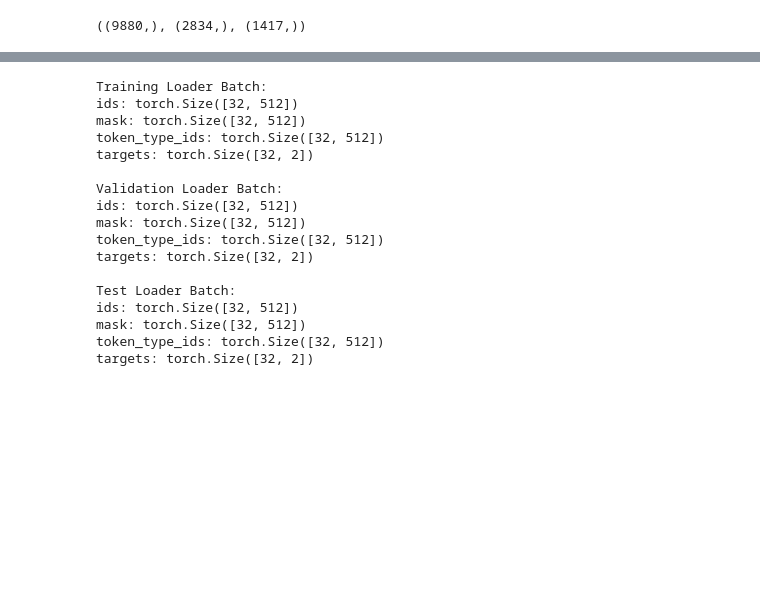
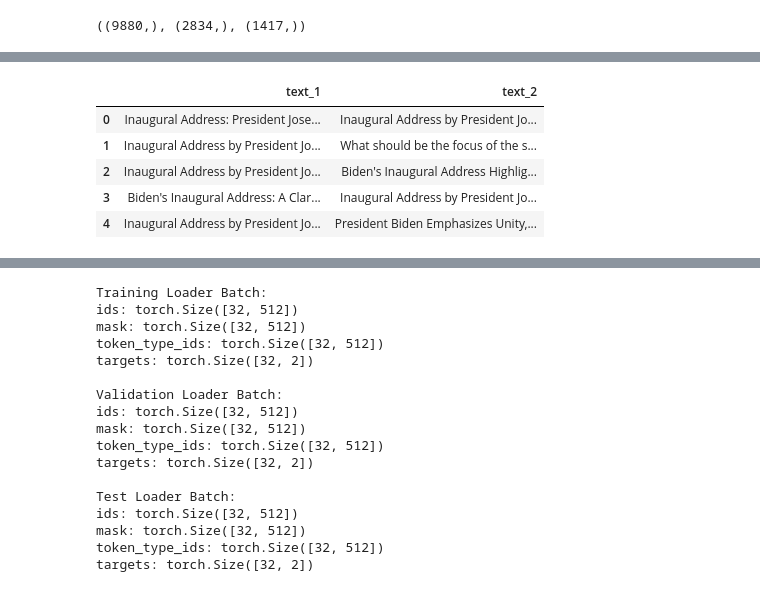
Before and after one commit to Cortijo02/NLP, a Jupyter notebook: entrega.ipynb, the cells around one changed output, grey strips where cells are left out. Cells and saved outputs as stored; diff of their text form; code cells hidden in the pictures; blank space fills up the shorter version.

```diff
--- a/entrega.ipynb
+++ b/entrega.ipynb
@@ -410,0 +385,9 @@ display(pd.DataFrame(y_train))
+# %%
+X_train.head(5)
+# %% [output]
+|  | text_1 | text_2 |
+| 0 | Inaugural Address: President Jose... | Inaugural Address by President Jo... |
+| 1 | Inaugural Address by President Jo... | What should be the focus of the s... |
+| 2 | Inaugural Address by President Jo... | Biden's Inaugural Address Highlig... |
+| 3 | Biden's Inaugural Address: A Clar... | Inaugural Address by President Jo... |
+| 4 | Inaugural Address by President Jo... | President Biden Emphasizes Unity,... |
```
Also changed, not shown: parts of 15 cells of this notebook.
